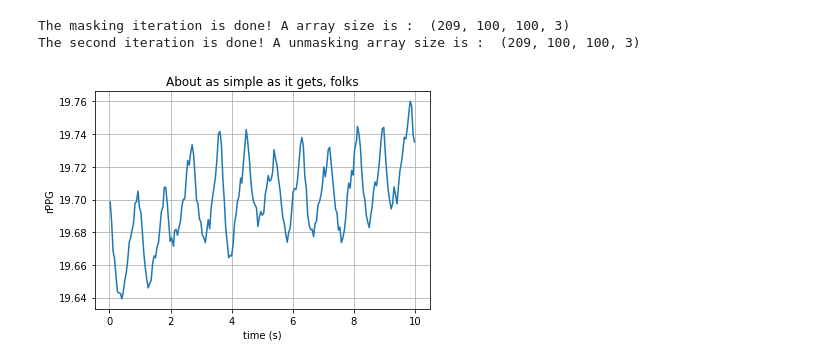
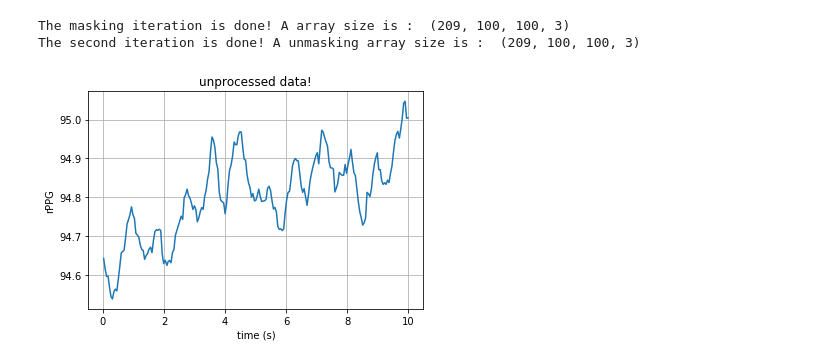
Before and after one commit to chungbrain/image-processing-for-detecting-Heart-signal, a Jupyter notebook: analyzing_facial_heartrate_from_raw_uncompressed_video_clip_20180518.ipynb, the cells around one changed output. Drawn from its saved outputs; the diff is of its cells as text; code cells hidden in the pictures.

```diff
--- a/analyzing_facial_heartrate_from_raw_uncompressed_video_clip_20180518.ipynb
+++ b/analyzing_facial_heartrate_from_raw_uncompressed_video_clip_20180518.ipynb
@@ -182,6 +182,8 @@ plt.show()
 # tmp = cv2.GaussianBlur(tmp,(5,5),0)
 
 # print(np.array(imgRect).shape[0])
+face_Resized_out   = [];
+face_Aligned_out   = [];
 face_masking_out   = [];
 face_unmasking_out = [];
 for i in range(np.array(imgRect).shape[0]):
@@ -194,6 +196,8 @@ for i in range(np.array(imgRect).shape[0]):
     rects       = detector(faceAligned, 1)   # 뒤에 붙는 상수는?
     out_face    = face_masking(rects, faceAligned)
 
+    face_Resized_out.append(tmp)
+
     bw2d = np.outer(ss.kaiser(100, 14), np.ones(100))
     bw2d = np.sqrt(bw2d * bw2d.T)
     bw2d = cv2.merge((bw2d,bw2d,bw2d))
@@ -203,6 +207,7 @@ for i in range(np.array(imgRect).shape[0]):
     out_face *= bw2d
     tmp      *= bw2d
 
+    face_Aligned_out.append(faceAligned)
     face_masking_out.append(out_face)
     face_unmasking_out.append(tmp)
 
@@ -220,26 +225,28 @@ The second iteration is done! A unmasking array size is :  (209, 100, 100, 3)
 # %%
 # masking과 normalization이 완료되었기 때문에, 이제 Heart signal을 추출해보자.
 
 def heart_signal_extractor(face_masking_out):
     mG = np.zeros(len(face_masking_out));
     for i in range(len(face_masking_out)):
         tmp = np.array(face_masking_out)[i]
         mGt = np.mean(tmp[:, :, 1])
 #         print(mGt)
         mG[i]=mGt
     return mG
 
 mG   = heart_signal_extractor(face_masking_out)
 mGun = heart_signal_extractor(face_unmasking_out)
+mGag = heart_signal_extractor(face_Aligned_out)
+mGrs = heart_signal_extractor(face_Resized_out)
 
-plt.plot(time_x, mGun)
+plt.plot(time_x, mGrs)
 plt.xlabel('time (s)')
 plt.ylabel('rPPG')
-plt.title('About as simple as it gets, folks')
+plt.title('unprocessed data!')
 plt.grid(True)
 # plt.savefig("test.png")
 plt.show()
 
 #아래 이미지를 보면 10초동안 측정가능한 심박동이 영상으로부터 잘 나타난다.
 # %% [output]
-[figure, old version]
+[figure, new version]
```
Also changed, not shown: parts of 2 cells of this notebook.
